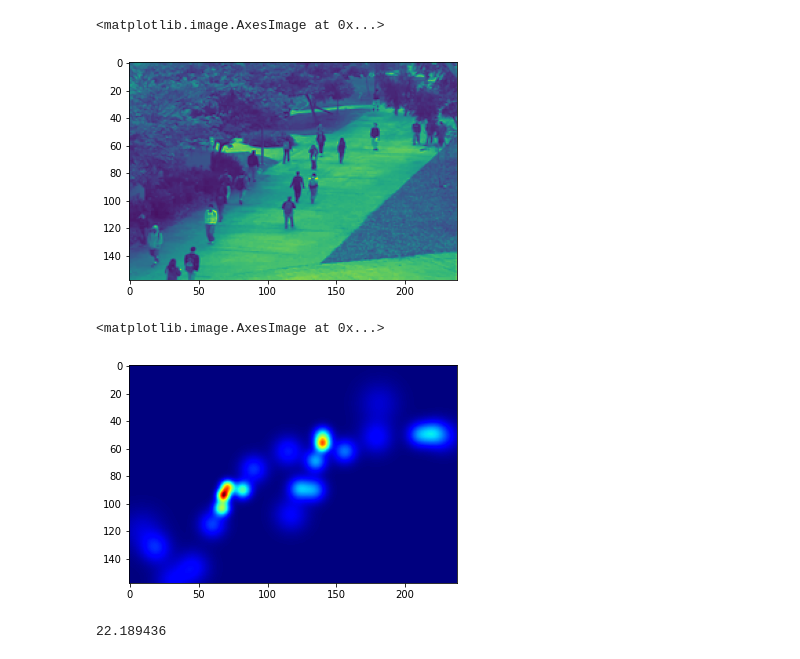
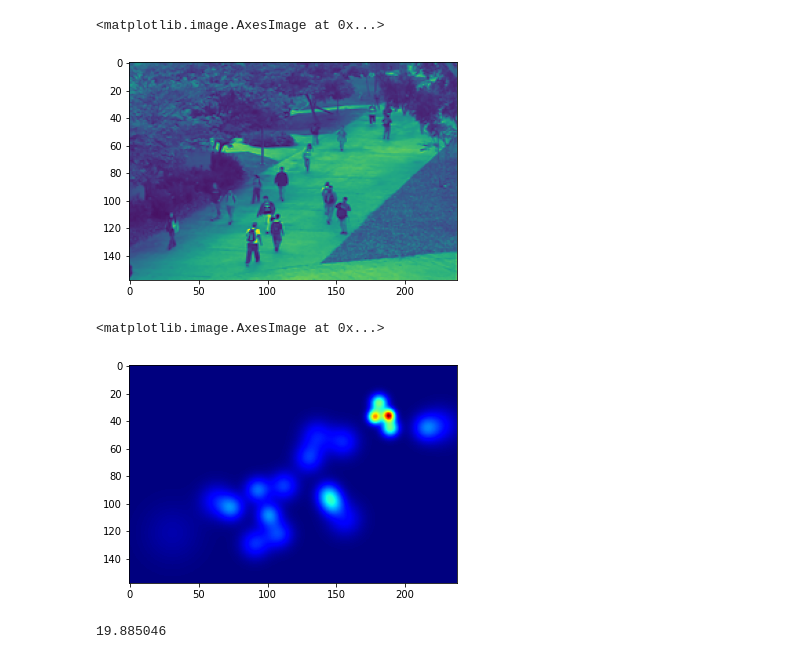
Before and after one commit to rukmals/crowd-monitoring-system-model-development, a Jupyter notebook: UCSD_Data_Set_Up.ipynb, the cells around one changed output. Cells and saved outputs as stored; diff of their text form; code cells hidden in the pictures.

```diff
--- a/UCSD_Data_Set_Up.ipynb
+++ b/UCSD_Data_Set_Up.ipynb
@@ -122,5 +123,5 @@ output /content/drive/MyDrive/Model_Test_Data/UCSD/ucsdpeds/vidf/vidf1_33_005.y/
 # %%
-img_path = "/content/drive/MyDrive/Model_Test_Data/UCSD/ucsdpeds/vidf/vidf1_33_005.y/vidf1_33_005_f001.png"
+img_path = "/content/drive/MyDrive/Model_Test_Data/UCSD/ucsdpeds/vidf/vidf1_33_009.y/vidf1_33_009_f200.png"
 from matplotlib import pyplot as plt
 from matplotlib import cm as CM
 import PIL.Image as Image
@@ -128,19 +129,19 @@ import PIL.Image as Image
 plt.imshow(Image.open(img_path))
 # %% [output]
 <matplotlib.image.AxesImage at 0x...>
-[figure, old version]
+[figure, new version]
 # %%
 
-density_map_path = "/content/drive/MyDrive/Model_Test_Data/UCSD/ucsdpeds/vidf/vidf1_33_005.y/gt-h5/vidf1_33_005_f001.h5"
+density_map_path = "/content/drive/MyDrive/Model_Test_Data/UCSD/ucsdpeds/vidf/vidf1_33_009.y/gt-h5/vidf1_33_009_f200.h5"
 import h5py
 gt_file = h5py.File(density_map_path,'r')
 groundtruth = np.asarray(gt_file['density'])
 
 plt.imshow(groundtruth,cmap=CM.jet)
 # %% [output]
 <matplotlib.image.AxesImage at 0x...>
-[figure, old version]
+[figure, new version]
 # %%
 print(np.sum(groundtruth))
 # %% [output]
-22.189436
+19.885046
```
Also changed, not shown: parts of 7 cells of this notebook.
